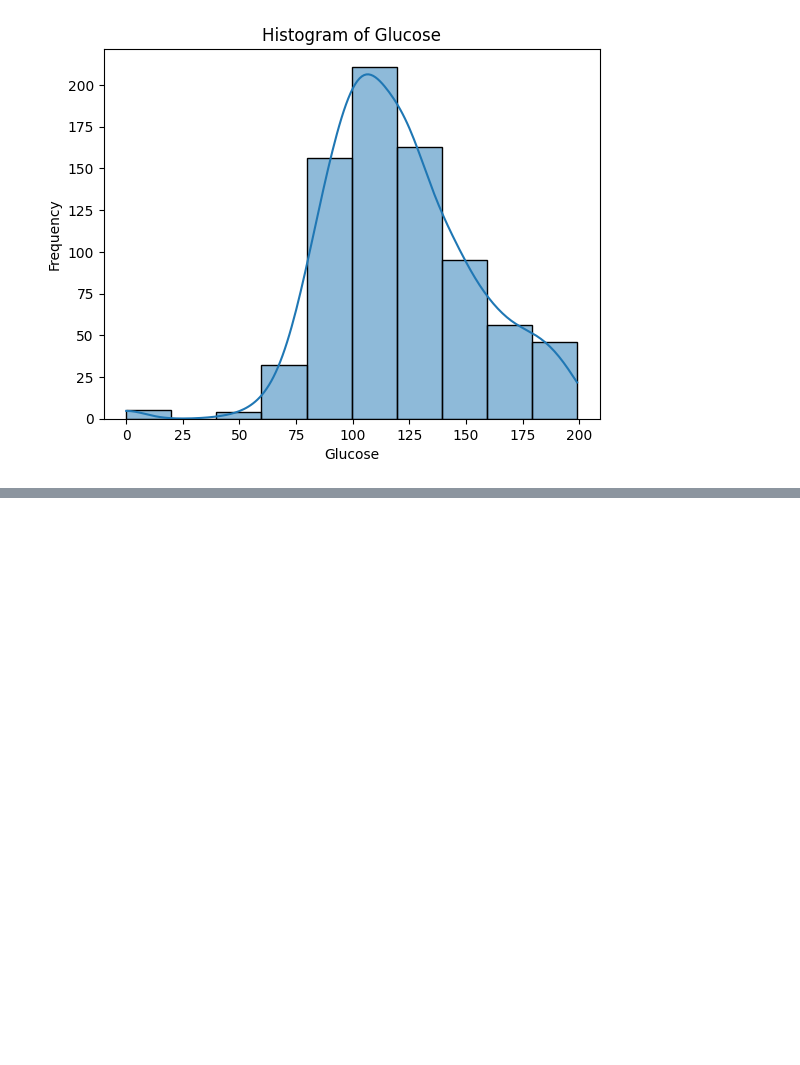
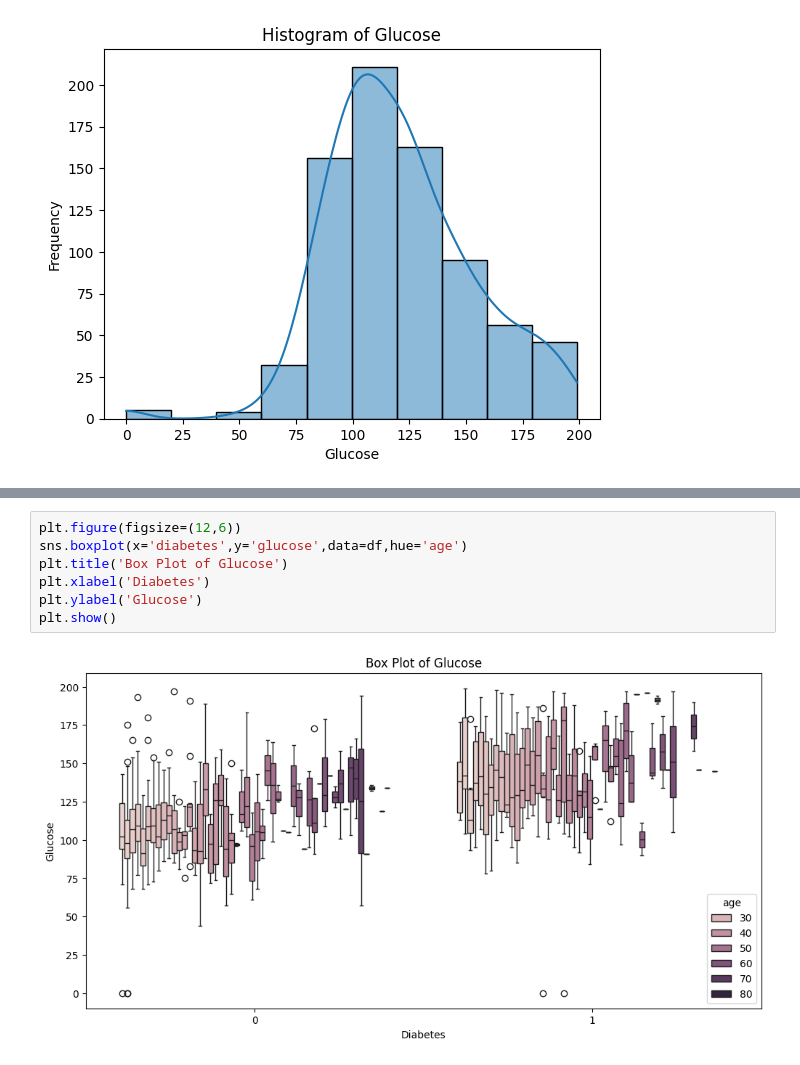
Before and after one commit to Biffy2100/SY-AIDS-SEM-bml, a Jupyter notebook: SYAIDS_SEM_3_SKILL.ipynb, the cells around one changed output, grey strips where cells are left out. Cells and saved outputs as stored; diff of their text form; blank space fills up the shorter version.

```diff
--- a/SYAIDS_SEM_3_SKILL.ipynb
+++ b/SYAIDS_SEM_3_SKILL.ipynb
@@ -146,0 +163,9 @@ plt.show()
+# %%
+plt.figure(figsize=(12,6))
+sns.boxplot(x='diabetes',y='glucose',data=df,hue='age')
+plt.title('Box Plot of Glucose')
+plt.xlabel('Diabetes')
+plt.ylabel('Glucose')
+plt.show()
+# %% [output]
+[figure, added]
```
Also changed, not shown: parts of 4 cells of this notebook.
